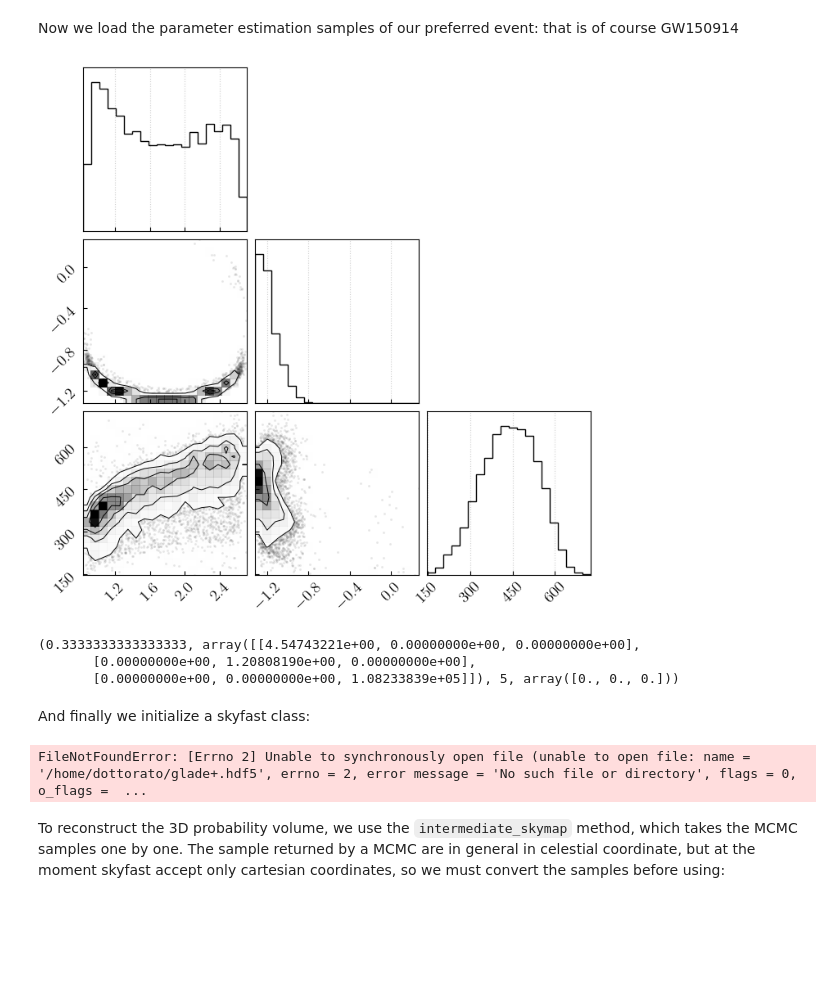
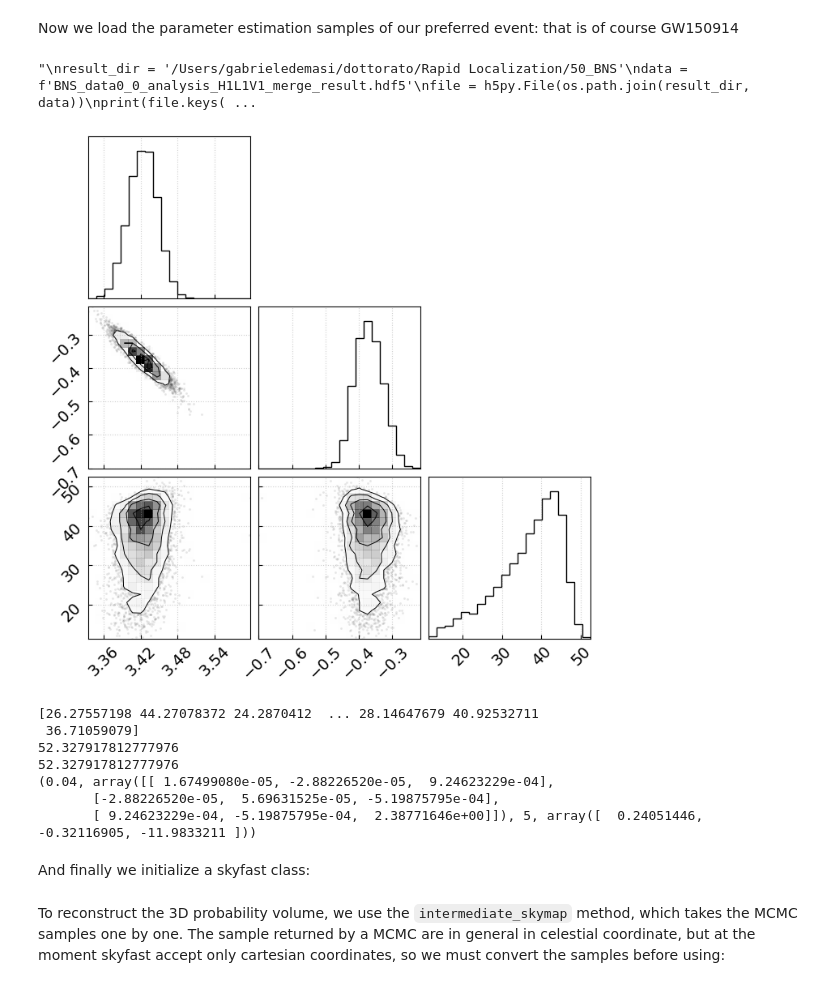
Before and after one commit to gabrieledemasi/skyfast, a Jupyter notebook: Tutorial/skyfast_tutorial_GW150914.ipynb, the cells around one changed output. Cells and saved outputs as stored; diff of their text form; code cells hidden in the pictures; blank space fills up the shorter version.

```diff
--- a/Tutorial/skyfast_tutorial_GW150914.ipynb
+++ b/Tutorial/skyfast_tutorial_GW150914.ipynb
@@ -42,31 +38,66 @@ samples, name = load_single_event('data/GW150914_volume.txt')
+# %%
+from figaro.load import load_single_event
+samples, name = load_single_event('data/GW150914_volume.txt')
+samples, name = load_single_event('data/GW170817_noEM.txt')
+
+import os
+import h5py
+'''
+result_dir = '/Users/gabrieledemasi/dottorato/Rapid Localization/50_BNS'
+data = f'BNS_data0_0_analysis_H1L1V1_merge_result.hdf5'
+file = h5py.File(os.path.join(result_dir, data))
+print(file.keys())
+posterior = file['posterior']
+
+ra = np.array(posterior['ra'])
+
+dec = np.array(posterior['dec'])
+d_L = np.array(posterior['luminosity_distance'])
+theta_jn = np.array(posterior['theta_jn'])
+
+
+truth = np.array([np.array(file['injection_parameters']['ra']), np.array(file['injection_parameters']['dec']), np.array(file['injection_parameters']['luminosity_distance']), np.array(file['injection_parameters']['theta_jn'])])
+print(truth)
+
+
+samples = list(np.array([ra, dec, d_L]).T)
+'''
+# %% [output]
+"\nresult_dir = '/Users/gabrieledemasi/dottorato/Rapid Localization/50_BNS'\ndata = f'BNS_data0_0_analysis_H1L1V1_merge_result.hdf5'\nfile = h5py.File(os.path.join(result_dir, data))\nprint(file.keys( ...
 # %%
 from corner import corner
-c = corner(samples)
+c = corner(np.array(samples))
 # %% [output]
-[figure, old version]
+[figure, new version]
 # %%
 from figaro.utils import get_priors
 eps = 0.1
-bounds = np.array([[0.-eps, 2*np.pi+eps], [-np.pi/2 -eps, np.pi/2+eps], [0.-eps, 1000+eps]])
-a = get_priors(bounds = bounds,scale = 3)
+sam = np.array(samples).T
+print(sam[2])
+print(np.max(sam[2]))
+max = np.max(sam[2])
+print(max)
+bounds = np.array([[0.-eps, 2*np.pi+eps], [-np.pi/2 -eps, np.pi/2+eps], [0.-eps, 100+eps]])
+a = get_priors(bounds = bounds,samples=np.array(samples), probit=True)
 print(a)
 # %% [output]
-(0.3333333333333333, array([[4.54743221e+00, 0.00000000e+00, 0.00000000e+00],
-       [0.00000000e+00, 1.20808190e+00, 0.00000000e+00],
-       [0.00000000e+00, 0.00000000e+00, 1.08233839e+05]]), 5, array([0., 0., 0.]))
+[26.27557198 44.27078372 24.2870412  ... 28.14647679 40.92532711
+ 36.71059079]
+52.327917812777976
+52.327917812777976
+(0.04, array([[ 1.67499080e-05, -2.88226520e-05,  9.24623229e-04],
+       [-2.88226520e-05,  5.69631525e-05, -5.19875795e-04],
+       [ 9.24623229e-04, -5.19875795e-04,  2.38771646e+00]]), 5, array([  0.24051446,  -0.32116905, -11.9833211 ]))
 # %% [markdown]
 And finally we initialize a skyfast class:
 # %%
 
 # working; std = np.array([1, 0.05, 1]),
-dens = skyfast(1000, #maximum distance at which we expect to have a distance sample
-                std = 100,
-                glade_file=glade_file,
-                n_gridpoints = [100, 100, 50],
-                #entropy = True,  #If True, an intermediate skymap is created when the convergence is reached
+dens = skyfast(500, #maximum distance at which we expect to have a distance sample
+                n_gridpoints = [500, 250, 50],
+                prior_pars=a,
+                entropy = True,  #If True, an intermediate skymap is created when the convergence is reached
                 n_entropy_MC_draws=1e3)
-# %% [output]
-FileNotFoundError: [Errno 2] Unable to synchronously open file (unable to open file: name = '/home/dottorato/glade+.hdf5', errno = 2, error message = 'No such file or directory', flags = 0, o_flags =  ...
 # %% [markdown]
 To reconstruct the 3D probability volume, we use the `intermediate_skymap` method, which takes the MCMC samples one by one. The sample returned by a MCMC are in general in celestial coordinate, but at the moment skyfast accept only cartesian coordinates, so we must convert the samples before using:
 # %% [markdown]
```
Also changed, not shown: parts of 3 cells of this notebook, 2 other files.
